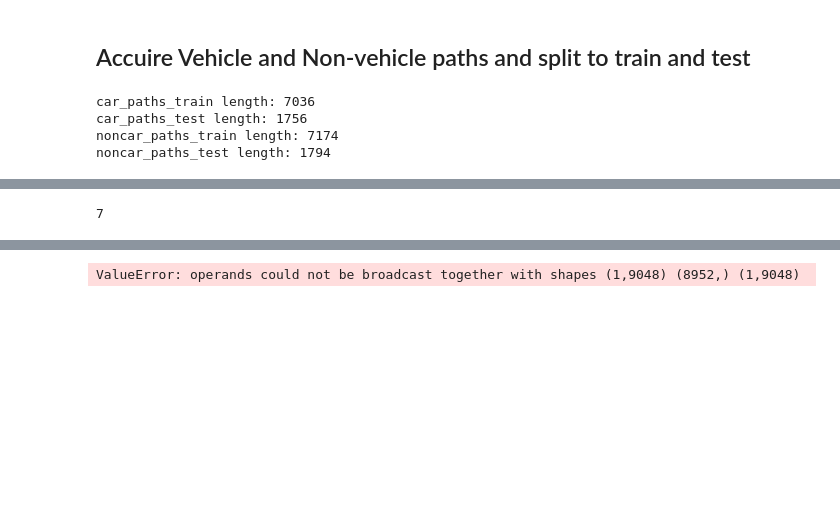
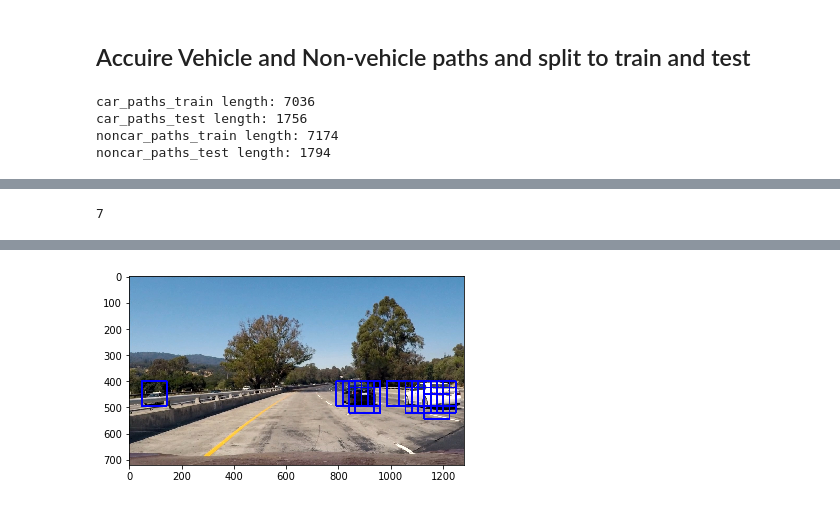
Before and after one commit to mandermo/CarND-Vehicle-Detection, a Jupyter notebook: Vehicle-Detection.ipynb, the cells around one changed output, grey strips where cells are left out. Drawn from its saved outputs; the diff is of its cells as text; code cells hidden in the pictures; blank space fills up the shorter version.

Commit message:
Bug that find_cars divide by 255
The course code assume that find_cars() divice by 255, because it assume
that the rest of the pipelie worked on 0--1 image data.

Less false positives.

```diff
--- a/Vehicle-Detection.ipynb
+++ b/Vehicle-Detection.ipynb
@@ -329,10 +329,10 @@ print(params)
 # %%
 # Based on code from section "Hog Sub-sampling Window Search"
 # Define a single function that can extract features using hog sub-sampling and make predictions
-def find_cars(img, ystart, ystop, scale, svc, X_scaler, color_space, orient, pix_per_cell, cell_per_block, spatial_size, hist_bins):
+def find_cars(img, ystart, ystop, scale, svc, X_scaler, color_space, orient, pix_per_cell, cell_per_block, spatial_size, hist_bins, spatial_feat, hist_feat):
 
     draw_img = np.copy(img)
-    img = img.astype(np.float32)/255
+    #img = img.astype(np.float32)/255
 
     img_tosearch = img[ystart:ystop,:,:]
     ctrans_tosearch = convert_color(img_tosearch, color_space)
@@ -379,19 +379,27 @@ def find_cars(img, ystart, ystop, scale, svc, X_scaler, color_space, orient, pix
             subimg = cv2.resize(ctrans_tosearch[ytop:ytop+window, xleft:xleft+window], (64,64))
 
             # Get color features
-            spatial_features = bin_spatial(subimg, size=spatial_size)
-            hist_features = color_hist(subimg, nbins=hist_bins)
+            spatial_features = bin_spatial(subimg, size=spatial_size) if spatial_feat else None
+            hist_features = color_hist(subimg, nbins=hist_bins) if hist_feat else None
 
+            features = []
+            if spatial_features != None:
+                features.append(spatial_features)
+            if hist_features != None:
+                features.append(hist_features)
+            features.append(hog_features)
             # Scale features and make a prediction
-            test_features = X_scaler.transform(np.hstack((spatial_features, hist_features, hog_features)).reshape(1, -1))
+            test_features = X_scaler.transform(np.hstack(features).reshape(1, -1))
             #test_features = X_scaler.transform(np.hstack((shape_feat, hist_feat)).reshape(1, -1))
             #test_prediction = svc.predict(test_features)
             #test_prediction = svc.predict_proba(test_features)
             #print('test_prediction: ', test_prediction)
-            test_prediction = svc.decision_function(test_features)
-            if test_prediction > 1.5:
-                print('test_prediction: ', test_prediction)
+            #test_prediction = svc.decision_function(test_features)
+            #if test_prediction > 1.5:
+            #    print('test_prediction: ', test_prediction)
             #if test_prediction[0][1] > .999:
+            test_prediction = svc.predict(test_features)
+            if test_prediction == 1:
                 xbox_left = np.int(xleft*scale)
                 ytop_draw = np.int(ytop*scale)
                 win_draw = np.int(window*scale)
@@ -406,7 +414,7 @@ scale = 1.5
 img = cv2.imread('test_images/test1.jpg')
 img = img[:,:,::-1] # bgr to rgb
 
-out_img = find_cars(img, ystart, ystop, scale, svc, X_scaler, color_space, orient, pix_per_cell, cell_per_block, spatial_size, hist_bins)
+out_img = find_cars(img, ystart, ystop, scale, svc, X_scaler, color_space, orient, pix_per_cell, cell_per_block, spatial_size, hist_bins, spatial_feat, hist_feat)
 
 plt.imshow(out_img)
 imwritergb('output_images/hogsearch.jpg', out_img)
@@ -416,2 +424,2 @@ imwritergb('output_images/hogsearch.jpg', out_img)
   'be changed to `L2-Hys` in v0.15', skimage_deprecation)
-ValueError: operands could not be broadcast together with shapes (1,9048) (8952,) (1,9048)
+[figure, added]
```
Also changed, not shown: parts of 5 cells of this notebook.
